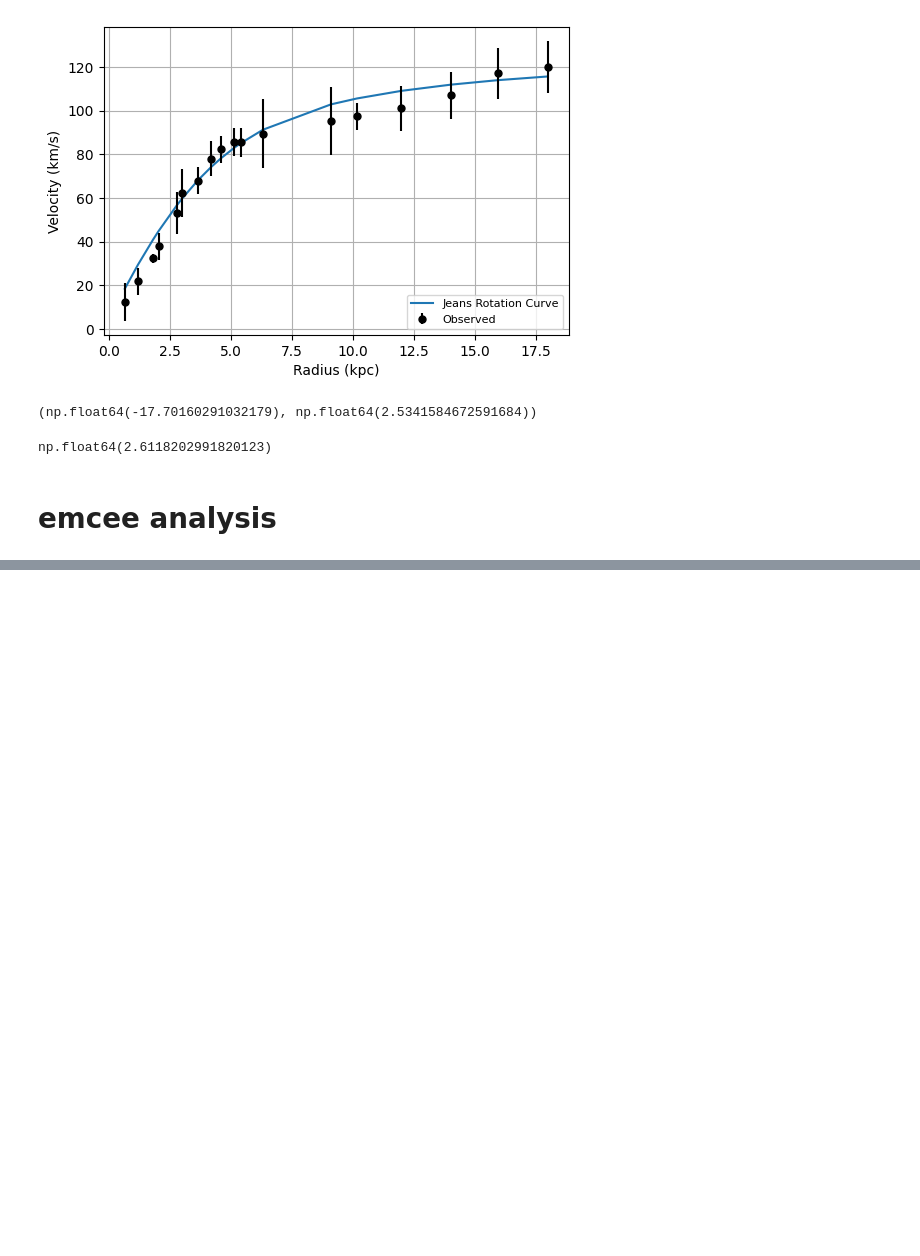
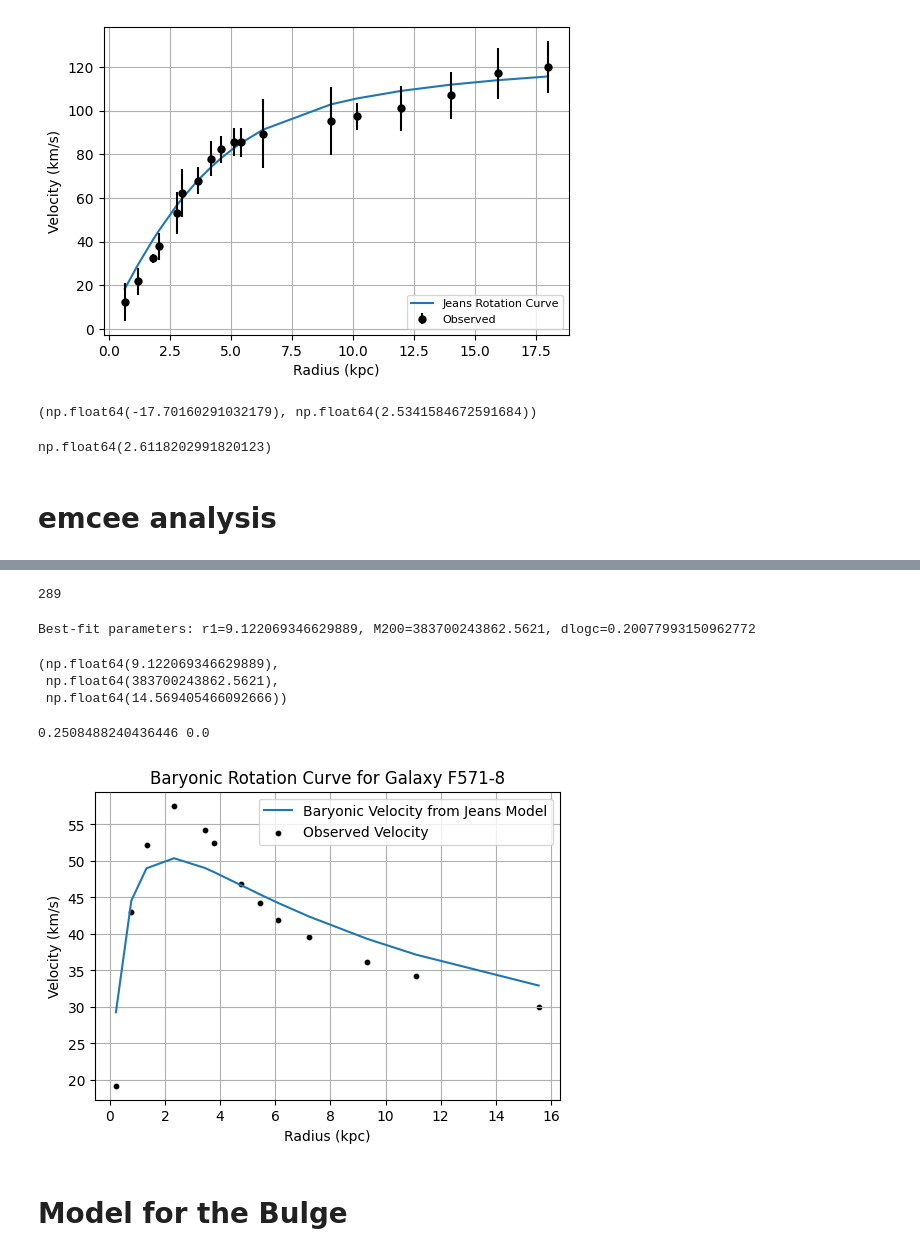
Before and after one commit to AdamSmithOrlik/sidm-rotation-curves-SPARC, a Jupyter notebook: dev.ipynb, the cells around one changed output, grey strips where cells are left out. Cells and saved outputs as stored; diff of their text form; code cells hidden in the pictures; blank space fills up the shorter version.

```diff
--- a/dev.ipynb
+++ b/dev.ipynb
@@ -605,0 +638,37 @@ plt.show()
+# %%
+log_probs = reader.get_log_prob(flat=True)
+best_idx = np.argmax(log_probs)
+best_log_prob = log_probs[best_idx]
+print(best_idx)
+# %% [output]
+289
+# %%
+flatchain = reader.get_chain(flat=True)
+best_params = flatchain[best_idx]
+print(f"Best-fit parameters: r1={best_params[0]}, M200={10**best_params[1]}, dlogc={best_params[2]}")
+# %% [output]
+Best-fit parameters: r1=9.122069346629889, M200=383700243862.5621, dlogc=0.20077993150962772
+# %%
+def transform(theta):
+    r1, logM200, dlogc = theta
+    M200 = 10**logM200
+    c = c_MCR(M200) * (10**dlogc)
+
+    return r1, M200, c
+
+def c_MCR(M200):
+    """
+    Returns:
+        c from the mass-concentration relations without error factor delta(log(c))
+    """
+    a, b = 0.905, -0.101
+    h = 0.7
+    c = 10 ** (a + b * np.log10(h * M200 / 1e12))
+
+    return c
+
+transform(best_params)
+# %% [output]
+(np.float64(9.122069346629889),
+ np.float64(383700243862.5621),
+ np.float64(14.569405466092666))
@@ -605,0 +700,37 @@ plt.show()
+# %%
+GalaxyID = "F571-8"
+baryon_fit_data = pd.read_csv(
+    os.getcwd() + "/data/fit_data/hernquist_fit_results_gamma.csv"
+)
+baryon_data = baryon_fit_data[baryon_fit_data["GalaxyID"] == GalaxyID]
+M_b_fit = baryon_data["M_b_fit"].values[0]  # solar masses
+a_fit = baryon_data["a_fit"].values[0]  # kpc
+
+profile = model(best_params)
+# %%
+data, _, _ = get_rc_data(GalaxyID)
+# %%
+g_data = pd.read_csv(os.getcwd() + "/data/fit_data/gamma_fits.csv")
+
+gamma_s, gamma_b = g_data[g_data['GalaxyID']==GalaxyID][['Gamma_disk', 'Gamma_bulge']].values[0]
+
+print(gamma_s, gamma_b)
+# %% [output]
+0.2508488240436446 0.0
+# %%
+vc_b = profile.V_baryon(data['Rad'].values)
+vc_b_data = np.sqrt(gamma_s * data['Vdisk']**2 + data['Vgas']**2)
+
+plt.figure(figsize=(6,4))
+plt.plot(data['Rad'], vc_b, label='Baryonic Velocity from Jeans Model', color='C0')
+plt.scatter(data['Rad'], vc_b_data, label='Observed Velocity', color='black', s=10)
+plt.xlabel('Radius (kpc)')
+plt.ylabel('Velocity (km/s)')
+plt.title(f'Baryonic Rotation Curve for Galaxy {GalaxyID}')
+plt.legend()
+plt.grid()
+plt.show()
+# %% [output]
+[figure, added]
+# %% [markdown]
+# Model for the Bulge
```
Also changed, not shown: parts of 4 cells of this notebook, 6 other files.
